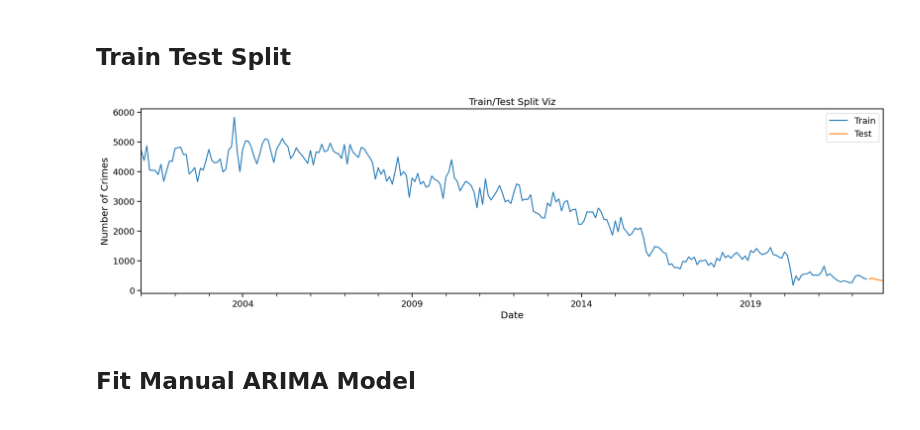
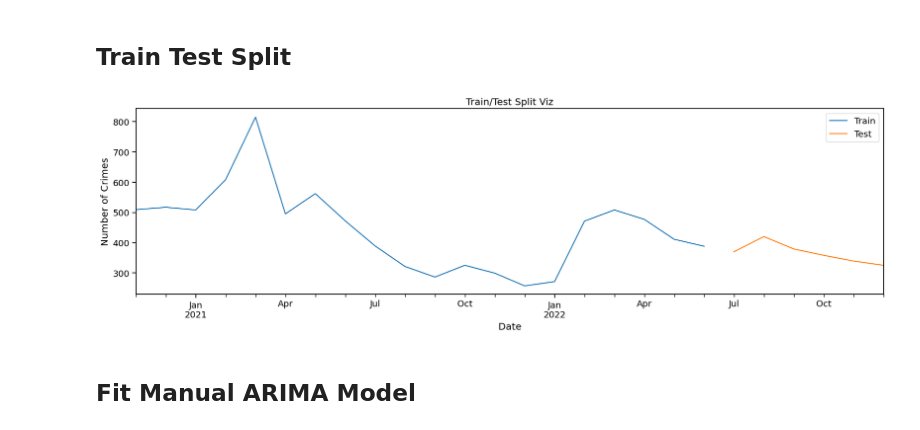
Before and after one commit to LoveidaLucero/Chicago-Crime-Trends, a Jupyter notebook: Part 2.ipynb, the cells around one changed output. Cells and saved outputs as stored; diff of their text form; code cells hidden in the pictures.

```diff
--- a/Part 2.ipynb
+++ b/Part 2.ipynb
@@ -783,13 +783,13 @@ There are no clear cutoffs or gradual decay but there is an obvious seasonality.
 # %%
 # Split the time series into training and test data (Remember we want to predict 6 months)
 train, test = train_test_split(ts_narc, test_size=6)
-ax = train.plot(label='Train')
+ax = train.tail(20).plot(label='Train')
 test.plot(ax=ax, label='Test')
 ax.set_ylabel('Number of Crimes')
 ax.set_title('Train/Test Split Viz')
 ax.legend();
 # %% [output]
-[figure, old version]
+[figure, new version]
 # %% [markdown]
 ## Fit Manual ARIMA Model
 # %%
```
Also changed, not shown: parts of 22 cells of this notebook.
